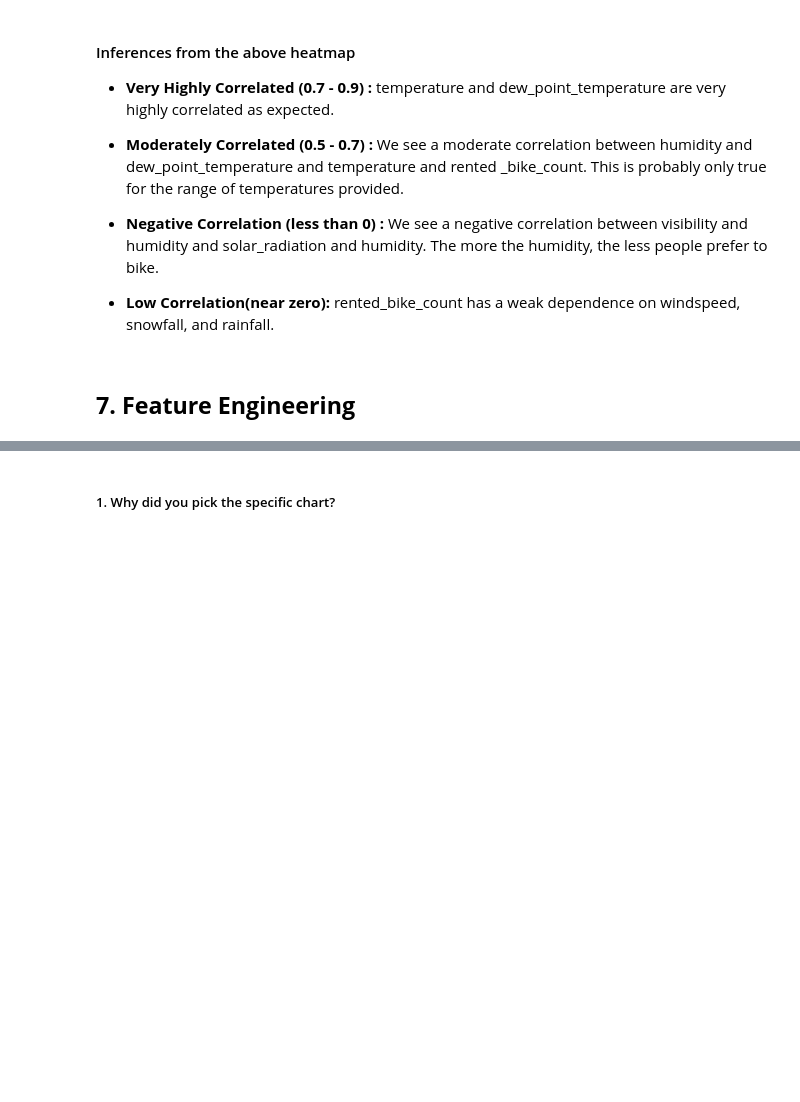
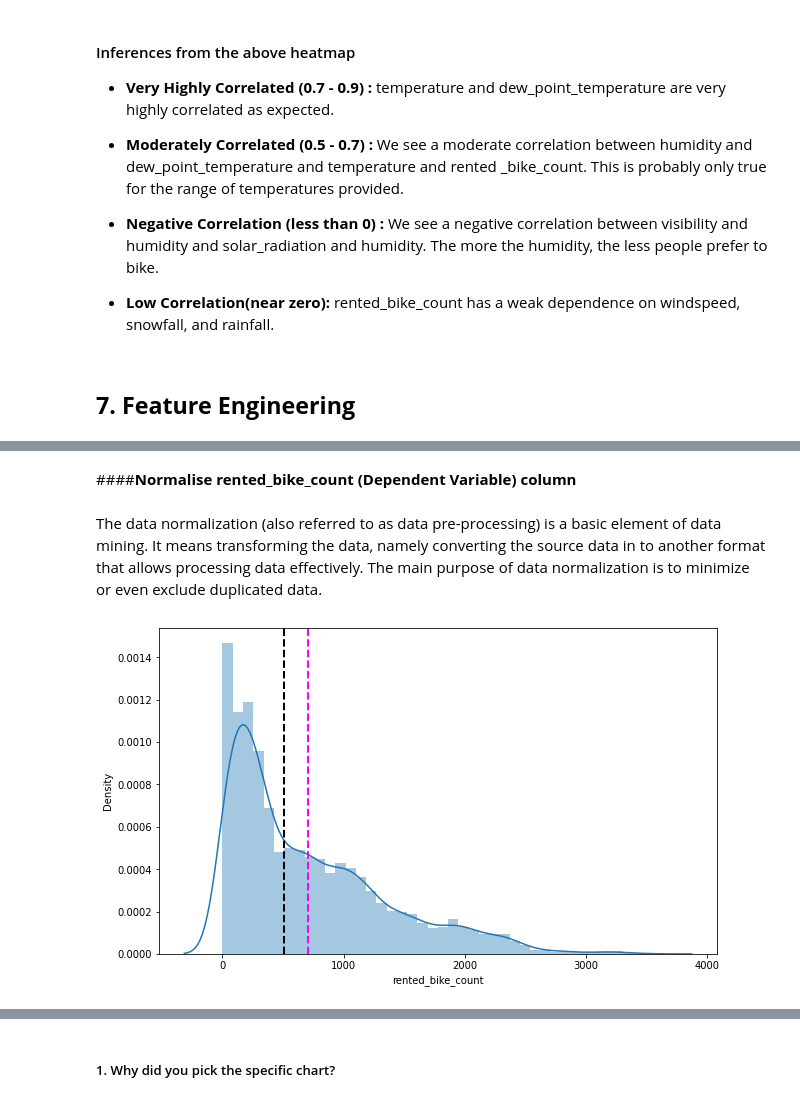
Before and after one commit to Navneet2409/bike-sharing-demand-prediction, a Jupyter notebook: Bike_Sharing_Notebook_Navneet_Keshri.ipynb, the cells around one changed output, grey strips where cells are left out. Drawn from its saved outputs; the diff is of its cells as text; code cells hidden in the pictures; blank space fills up the shorter version.

```diff
--- a/Bike_Sharing_Notebook_Navneet_Keshri.ipynb
+++ b/Bike_Sharing_Notebook_Navneet_Keshri.ipynb
@@ -788,0 +767,10 @@ ax.set(title='Count of Rented bikes acording to Month ')
+# %%
+# Using numbers to represent categorical data to transform the categorical columns
+season_dict = {'Spring':1, 'Summer':2, 'Autumn':3, 'Winter':4}
+holiday_dict ={'No Holiday':0, 'Holiday': 1}
+functioning_day_dict ={'No':0, 'Yes':1}
+
+bike_df_without_outliers['seasons'] = bike_df_without_outliers['seasons'].map(season_dict)
+bike_df_without_outliers['holiday'] = bike_df_without_outliers['holiday'].map(holiday_dict)
+bike_df_without_outliers['functioning_day'] = bike_df_without_outliers['functioning_day'].map(functioning_day_dict)
+bike_df_without_outliers.head(3)
@@ -788,0 +789,8 @@ ax.set(title='Count of Rented bikes acording to Month ')
+# %%
+# Dropping columns from the provided data set that are either highly correlated with the existing columns:
+# season with month, holiday and day with functioning_day, temperature with dew_point_temperature
+# or poorly correlated with the target column: windspeed, rainfall and snowfall
+
+to_drop = ['seasons', 'holiday', 'dew_point_temperature', 'wind_speed', 'rainfall', 'snowfall', 'functioning_day']
+bike_df_without_outliers = bike_df_without_outliers.drop(to_drop, axis=1)
+bike_df_without_outliers.head(n=3)
@@ -788,0 +804,7 @@ ax.set(title='Count of Rented bikes acording to Month ')
+# %%
+# Transforming all the categorical columns into binary columns
+month=pd.get_dummies(bike_df_without_outliers['month'], prefix='month')
+hour=pd.get_dummies(bike_df_without_outliers['hour'], prefix='hour')
+
+bike_df_ready=pd.concat([bike_df_without_outliers, month, hour],axis=1)
+bike_df_ready.columns
@@ -788,0 +830,5 @@ ax.set(title='Count of Rented bikes acording to Month ')
+# %%
+# Dropping columns and the last binary vector column
+to_drop2 = ['month', 'hour','month_12', 'hour_23']
+bike_df_ready = bike_df_ready.drop(to_drop2, axis=1)
+bike_df_ready.columns
@@ -788,0 +844,15 @@ ax.set(title='Count of Rented bikes acording to Month ')
+# %% [markdown]
+####**Normalise rented_bike_count (Dependent Variable) column**
+# %% [markdown]
+The data normalization (also referred to as data pre-processing) is a basic element of data mining. It means transforming the data, namely converting the source data in to another format that allows processing data effectively. The main purpose of data normalization is to minimize or even exclude duplicated data.
+# %%
+#Distribution plot of Rented Bike Count
+plt.figure(figsize=(10,6))
+ax=sns.distplot(bike_df_ready['rented_bike_count'],hist=True)
+plt.xlabel('rented_bike_count')
+plt.ylabel('Density')
+ax.axvline(bike_df_ready['rented_bike_count'].mean(), color='magenta', linestyle='dashed', linewidth=2)
+ax.axvline(bike_df_ready['rented_bike_count'].median(), color='black', linestyle='dashed', linewidth=2)
+plt.show()
+# %% [output]
+[figure, added]
```
Also changed, not shown: parts of 34 cells of this notebook.
